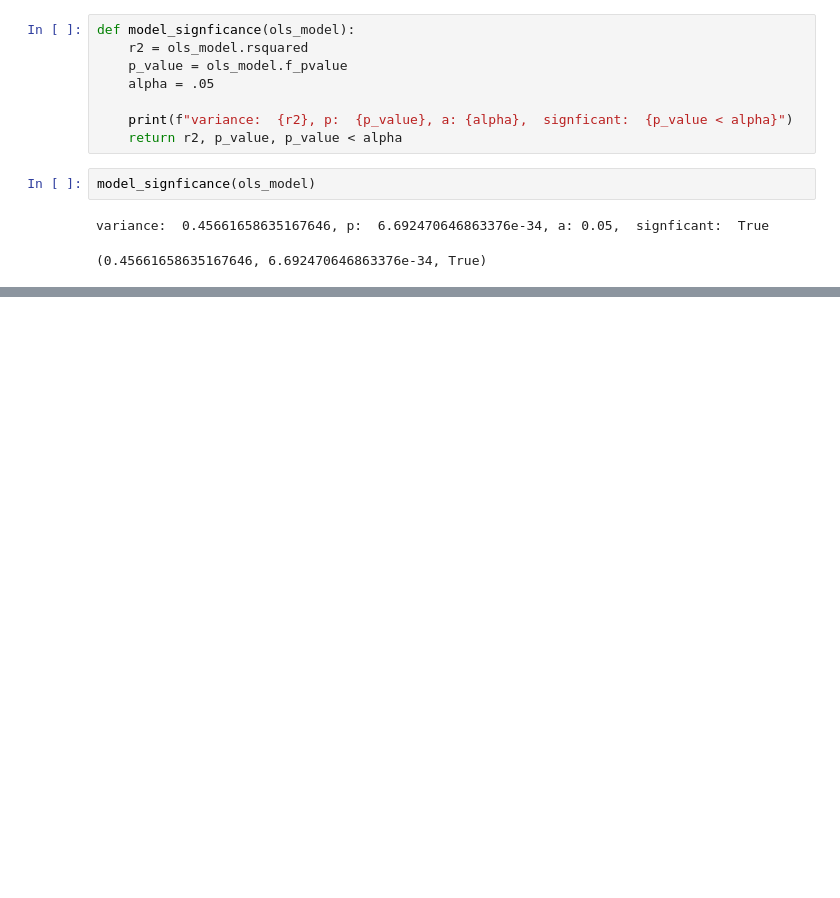
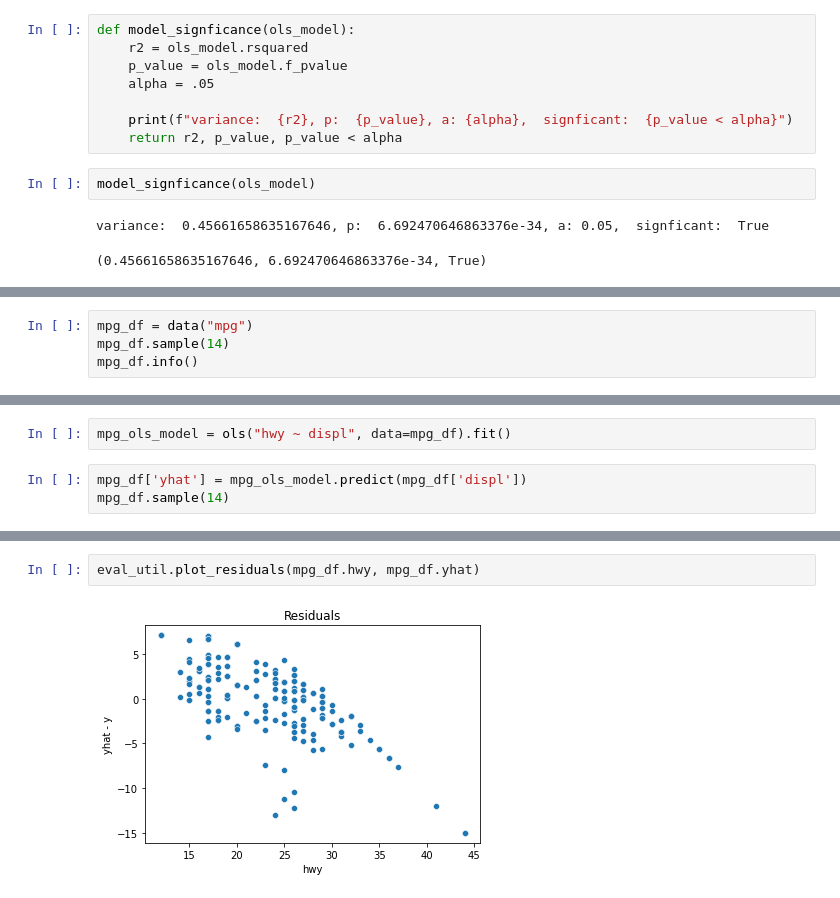
Before and after one commit to david-ryan-alviola/regression-exercises, a Jupyter notebook: evaluate.ipynb, the cells around one changed output, grey strips where cells are left out. Drawn from its saved outputs; the diff is of its cells as text; blank space fills up the shorter version.

```diff
--- a/evaluate.ipynb
+++ b/evaluate.ipynb
@@ -252,0 +255,4 @@ variance:  0.45661658635167646, p:  6.692470646863376e-34, a: 0.05,  signficant:
+# %%
+mpg_df = data("mpg")
+mpg_df.sample(14)
+mpg_df.info()
@@ -252,0 +278,5 @@ variance:  0.45661658635167646, p:  6.692470646863376e-34, a: 0.05,  signficant:
+# %%
+mpg_ols_model = ols("hwy ~ displ", data=mpg_df).fit()
+# %%
+mpg_df['yhat'] = mpg_ols_model.predict(mpg_df['displ'])
+mpg_df.sample(14)
@@ -252,0 +299,4 @@ variance:  0.45661658635167646, p:  6.692470646863376e-34, a: 0.05,  signficant:
+# %%
+eval_util.plot_residuals(mpg_df.hwy, mpg_df.yhat)
+# %% [output]
+[figure, added]
```
Also changed, not shown: parts of 13 cells of this notebook, 1 other file.
